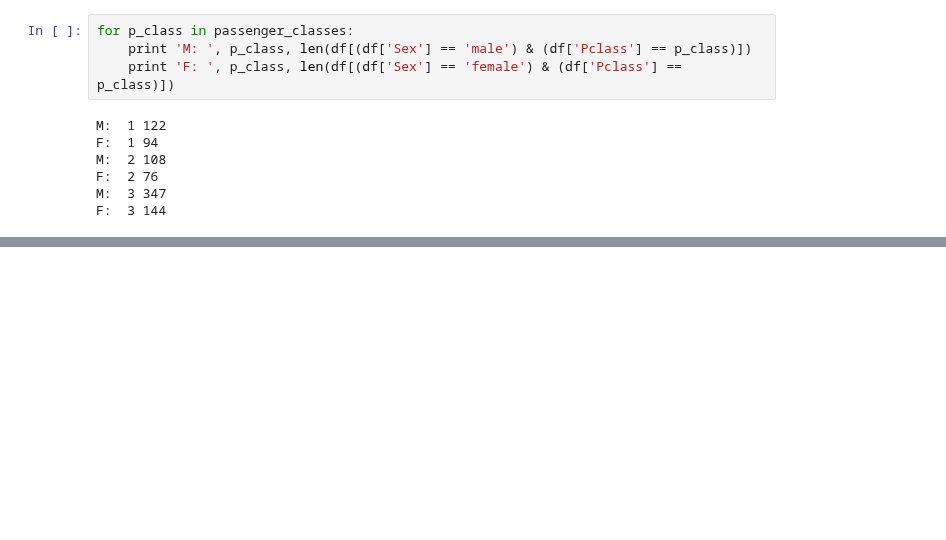
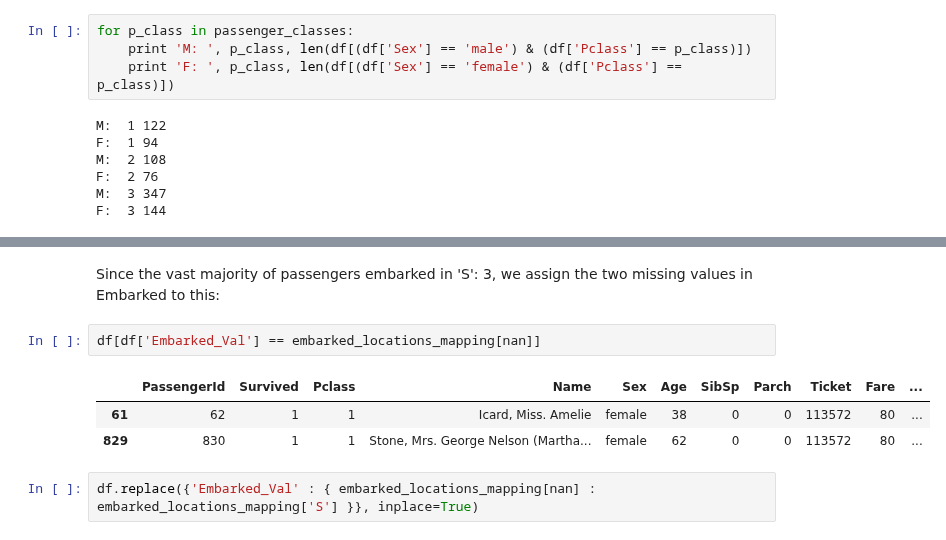
Before and after one commit to donnemartin/data-science-ipython-notebooks, a Jupyter notebook: kaggle/titanic.ipynb, the cells around one changed output, grey strips where cells are left out. Cells and saved outputs as stored; diff of their text form; blank space fills up the shorter version.

```diff
--- a/kaggle/titanic.ipynb
+++ b/kaggle/titanic.ipynb
@@ -261,0 +316,10 @@ F:  3 144
+# %% [markdown]
+Since the vast majority of passengers embarked in 'S': 3, we assign the two missing values in Embarked to this:
+# %%
+df[df['Embarked_Val'] == embarked_locations_mapping[nan]]
+# %% [output]
+|  | PassengerId | Survived | Pclass | Name | Sex | Age | SibSp | Parch | Ticket | Fare | ... |
+| 61 | 62 | 1 | 1 | Icard, Miss. Amelie | female | 38 | 0 | 0 | 113572 | 80 | ... |
+| 829 | 830 | 1 | 1 | Stone, Mrs. George Nelson (Martha... | female | 62 | 0 | 0 | 113572 | 80 | ... |
+# %%
+df.replace({'Embarked_Val' : { embarked_locations_mapping[nan] : embarked_locations_mapping['S'] }}, inplace=True)
```
Also changed, not shown: parts of 18 cells of this notebook.
